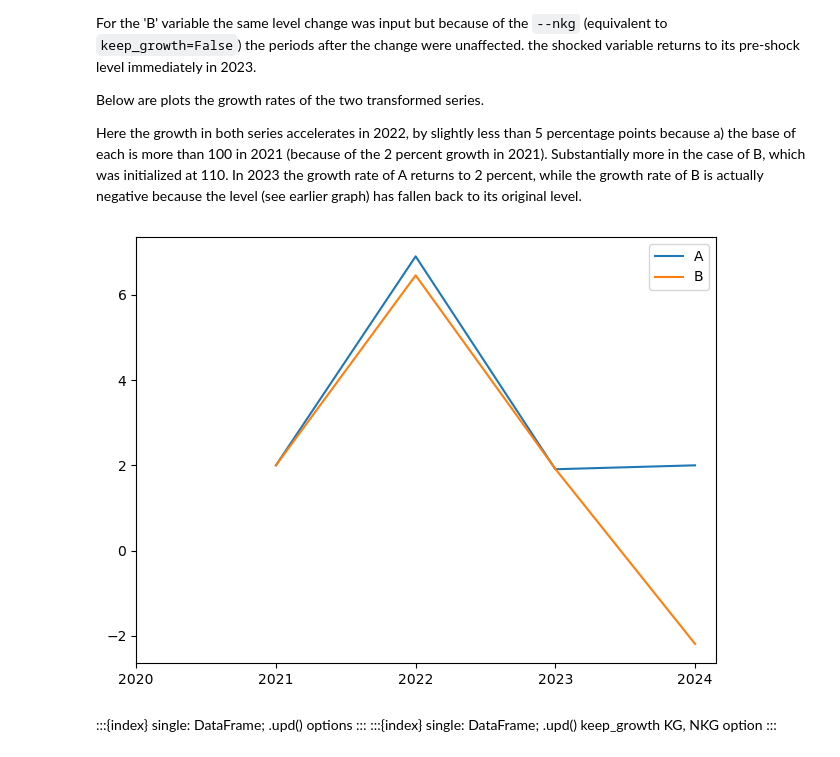
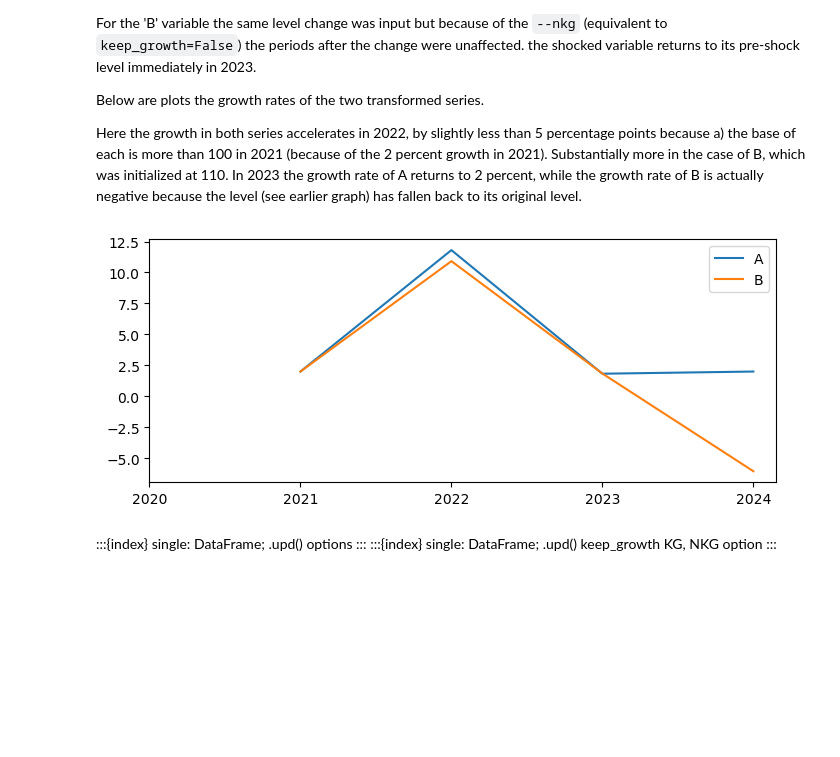
Before and after one commit to IbHansen/modelflow-manual, a Jupyter notebook: papers/mfbook/content/04_PythonEssentials/UpdateCommand.ipynb, the cells around one changed output. Saved outputs shown, nothing was run; the diff lists cells and outputs as text; code cells hidden in the pictures; blank space fills up the shorter version.

```diff
--- a/papers/mfbook/content/04_PythonEssentials/UpdateCommand.ipynb
+++ b/papers/mfbook/content/04_PythonEssentials/UpdateCommand.ipynb
@@ -519,9 +529,9 @@ Below are plots the growth rates of the two transformed series.
 Here the growth in both series accelerates in 2022, by slightly less than 5 percentage points because a) the base of each is more than 100 in 2021 (because of the 2 percent growth in 2021). Substantially more in the case of  B, which was initialized at 110. In 2023 the growth rate of A returns to 2 percent, while the growth rate of B is actually negative because the level (see earlier graph) has fallen back to its original level.
 # %%
 dfg=df[['A','B']].pct_change()*100
-dfg.plot(xticks=dfg.index);
+dfg.plot(xticks=dfg.index,figsize=(7,3));
 # %% [output]
-[figure, old version]
+[figure, new version]
 # %% [markdown]
 :::{index} single: DataFrame; .upd() options
 :::
```
Also changed, not shown: parts of 12 cells of this notebook, 15 other files.
